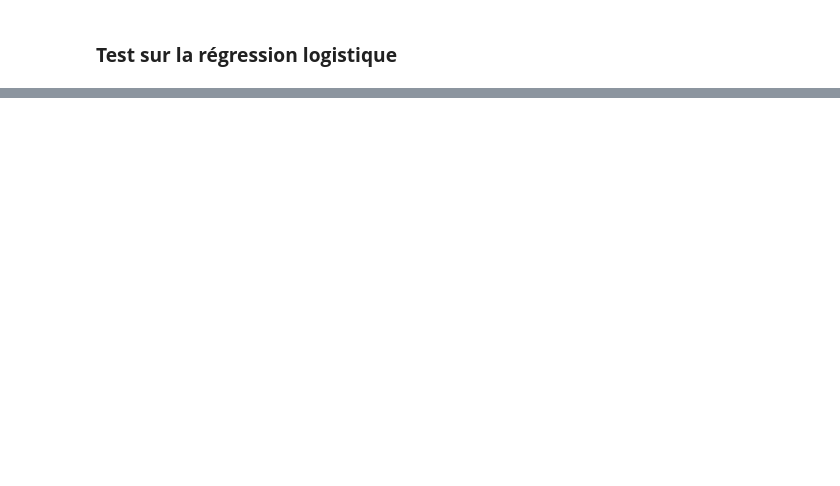
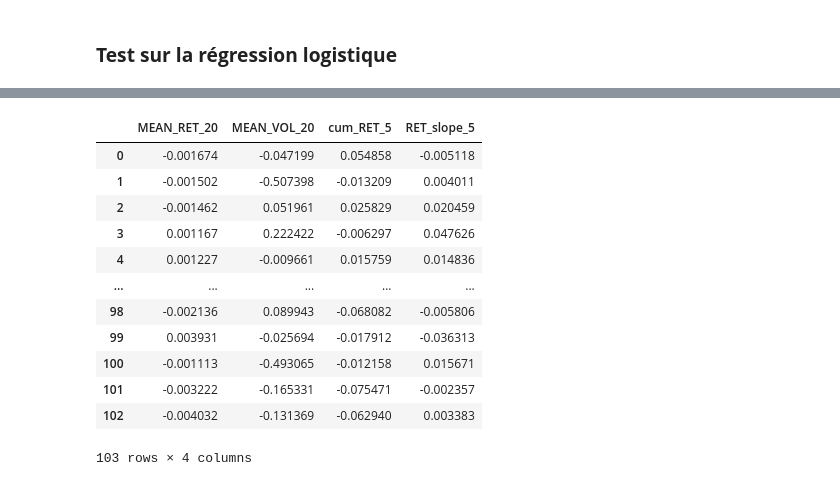
Before and after one commit to NailKhelifa/Stock_prediction_QRT, a Jupyter notebook: Data_exploration.ipynb, the cells around one changed output, grey strips where cells are left out. Cells and saved outputs as stored; diff of their text form; code cells hidden in the pictures; blank space fills up the shorter version.

```diff
--- a/Data_exploration.ipynb
+++ b/Data_exploration.ipynb
@@ -419,0 +281,33 @@ GradientBoosting_classifier(df_train=df_train,
+# %%
+# Liste des features et target
+features_list = ['MEAN_RET_20', 'MEAN_VOL_20', 'cum_RET_5', 'RET_slope_5']
+X_train = transformed_X_stock_1[features_list].fillna(0)
+y_train = transformed_X_stock_1['RET']
+
+# Définir la grille d'hyperparamètres
+param_grid = {
+    'C': [0.001, 0.01, 0.1, 1, 10, 100],
+    'penalty': ['l1', 'l2', 'elasticnet'],
+    'solver': ['liblinear', 'saga'],
+    'max_iter': [100, 200, 300],
+    'tol': [1e-4, 1e-5, 1e-6]
+}
+
+# Configurer GridSearchCV avec K-Fold Cross-Validation (5 plis)
+cv = KFold(n_splits=5, shuffle=True, random_state=0)
+model = LogisticRegression(random_state=0)
+grid_search = GridSearchCV(estimator=model, param_grid=param_grid, cv=cv, scoring='accuracy', n_jobs=-1)
+
+# Entraîner le modèle avec GridSearchCV
+grid_search.fit(X_train, y_train)
+
+# Meilleurs paramètres et score
+best_pen = grid_search.best_params_['penalty']
+best_score = grid_search.best_score_
+
+print(f"Meilleure pénalisation : {best_pen}")
+print(f"Meilleure accuracy moyenne : {best_score * 100:.2f}%")
+
+# Récupérer les résultats par profondeur
+results = grid_search.cv_results_
+mean_accuracies = []
@@ -419,0 +334,16 @@ GradientBoosting_classifier(df_train=df_train,
+# %%
+X_train
+# %% [output]
+|  | MEAN_RET_20 | MEAN_VOL_20 | cum_RET_5 | RET_slope_5 |
+| 0 | -0.001674 | -0.047199 | 0.054858 | -0.005118 |
+| 1 | -0.001502 | -0.507398 | -0.013209 | 0.004011 |
+| 2 | -0.001462 | 0.051961 | 0.025829 | 0.020459 |
+| 3 | 0.001167 | 0.222422 | -0.006297 | 0.047626 |
+| 4 | 0.001227 | -0.009661 | 0.015759 | 0.014836 |
+| ... | ... | ... | ... | ... |
+| 98 | -0.002136 | 0.089943 | -0.068082 | -0.005806 |
+| 99 | 0.003931 | -0.025694 | -0.017912 | -0.036313 |
+| 100 | -0.001113 | -0.493065 | -0.012158 | 0.015671 |
+| 101 | -0.003222 | -0.165331 | -0.075471 | -0.002357 |
+| 102 | -0.004032 | -0.131369 | -0.062940 | 0.003383 |
+103 rows × 4 columns
```
Also changed, not shown: parts of 21 cells of this notebook, 1 other file.
